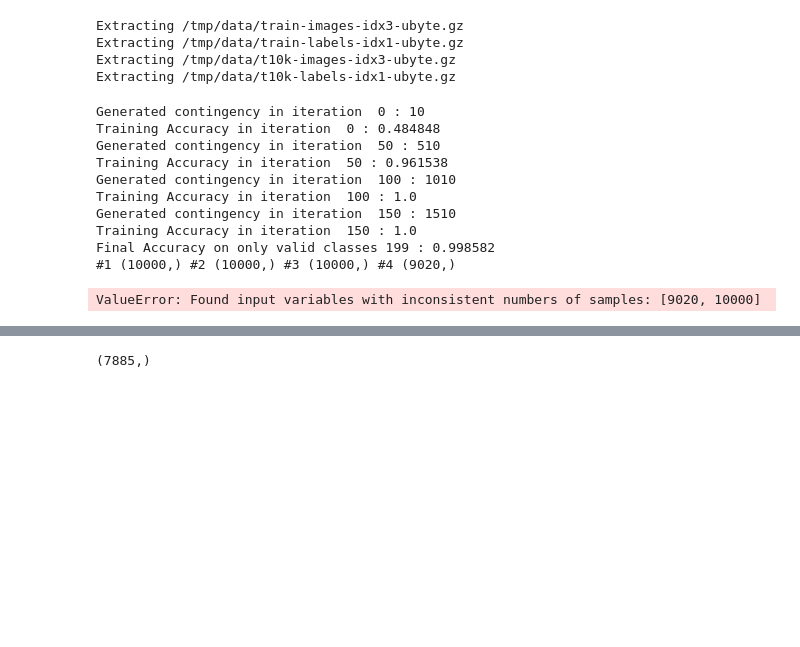
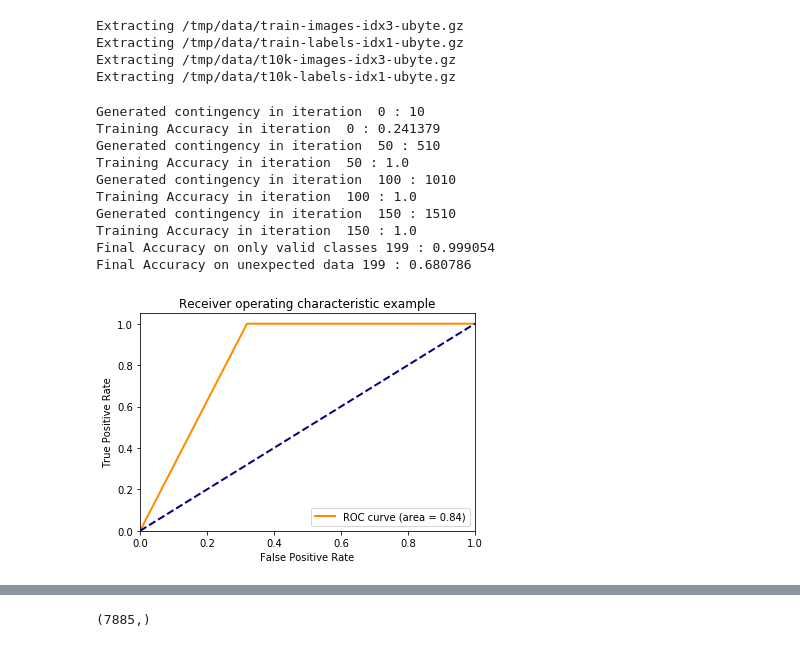
Before and after one commit to LeanderK/Contingency, a Jupyter notebook: Playground.ipynb, the cells around one changed output, grey strips where cells are left out. Cells and saved outputs as stored; diff of their text form; code cells hidden in the pictures; blank space fills up the shorter version.

```diff
--- a/Playground.ipynb
+++ b/Playground.ipynb
@@ -246,6 +246,9 @@ def run(model_fn):
         #print("Final Accuracy on all relabeled classes", iteration, ":", a)
         a = session.run(acc_eval, feed_dict={images: eval_valid_im, labels: eval_valid_la, is_training.name: False})
         print("Final Accuracy on only valid classes", iteration, ":", a)
+        (unex_im, unex_la) = unexpected_data(mnist.test)
+        a = session.run(acc_eval, feed_dict={images: unex_im, labels: unex_la, is_training.name: False})
+        print("Final Accuracy on unexpected data", iteration, ":", a)
 
         #TODO ugly code...
         # Compute ROC curve and ROC area for each class
@@ -266,7 +269,6 @@ def run(model_fn):
         pred = session.run(pred_eval,
                 feed_dict={images: data, is_training.name: False})
         pred_roc = relabel_pred_roc(pred)
-        print("#1", pred.shape, "#2", pred_roc.shape, "#3", mnist.test.labels.shape, "#4", labels.shape)
         fpr[0], tpr[0], _ = roc_curve(labels, pred_roc)
         roc_auc[0] = auc(fpr[0], tpr[0])
 
@@ -291,7 +293,7 @@ def relabel_roc(dataset):
     mask = np.ones(labels.shape,dtype=bool)
     mask[indices] = False
     labels[mask] = 1
-    return (dataset.images, labels)
+    return (imges, labels)
 
 def relabel_pred_roc(pred):
     #work around 'builtin_function_or_method' object does not support item assignment
@@ -314,9 +316,9 @@ def test_data_for_label(label):
     indices = np.where(mnist.test.labels == label)
     return (mnist.test.images[indices], mnist.test.labels[indices])
 
-def unexpected_data():
-    indices = np.where(mnist.test.labels >= num_classes)
-    imges = mnist.test.images[indices]
+def unexpected_data(dataset):
+    indices = np.where(dataset.labels >= num_classes)
+    imges = dataset.images[indices]
     #TODO more dynamic defaults
     zeros = np.zeros(indices[0].shape[0])
     return (imges, zeros)
@@ -328,20 +330,20 @@ Extracting /tmp/data/t10k-labels-idx1-ubyte.gz
 # %%
 tf.reset_default_graph()
 reset_contingency()
 (fpr, tpr, roc_auc) = run(withContingency)
-plot_roc(i, fpr, tpr, 0)
+plot_roc(0, fpr, tpr, roc_auc)
 # %% [output]
 Generated contingency in iteration  0 : 10
-Training Accuracy in iteration  0 : 0.484848
+Training Accuracy in iteration  0 : 0.241379
 Generated contingency in iteration  50 : 510
-Training Accuracy in iteration  50 : 0.961538
+Training Accuracy in iteration  50 : 1.0
 Generated contingency in iteration  100 : 1010
 Training Accuracy in iteration  100 : 1.0
 Generated contingency in iteration  150 : 1510
 Training Accuracy in iteration  150 : 1.0
-Final Accuracy on only valid classes 199 : 0.998582
-#1 (10000,) #2 (10000,) #3 (10000,) #4 (9020,)
+Final Accuracy on only valid classes 199 : 0.999054
+Final Accuracy on unexpected data 199 : 0.680786
-ValueError: Found input variables with inconsistent numbers of samples: [9020, 10000]
+[figure, added]
 # %%
 tf.reset_default_graph()
 reset_contingency()
```
Also changed, not shown: parts of 2 cells of this notebook, 1 other file.
